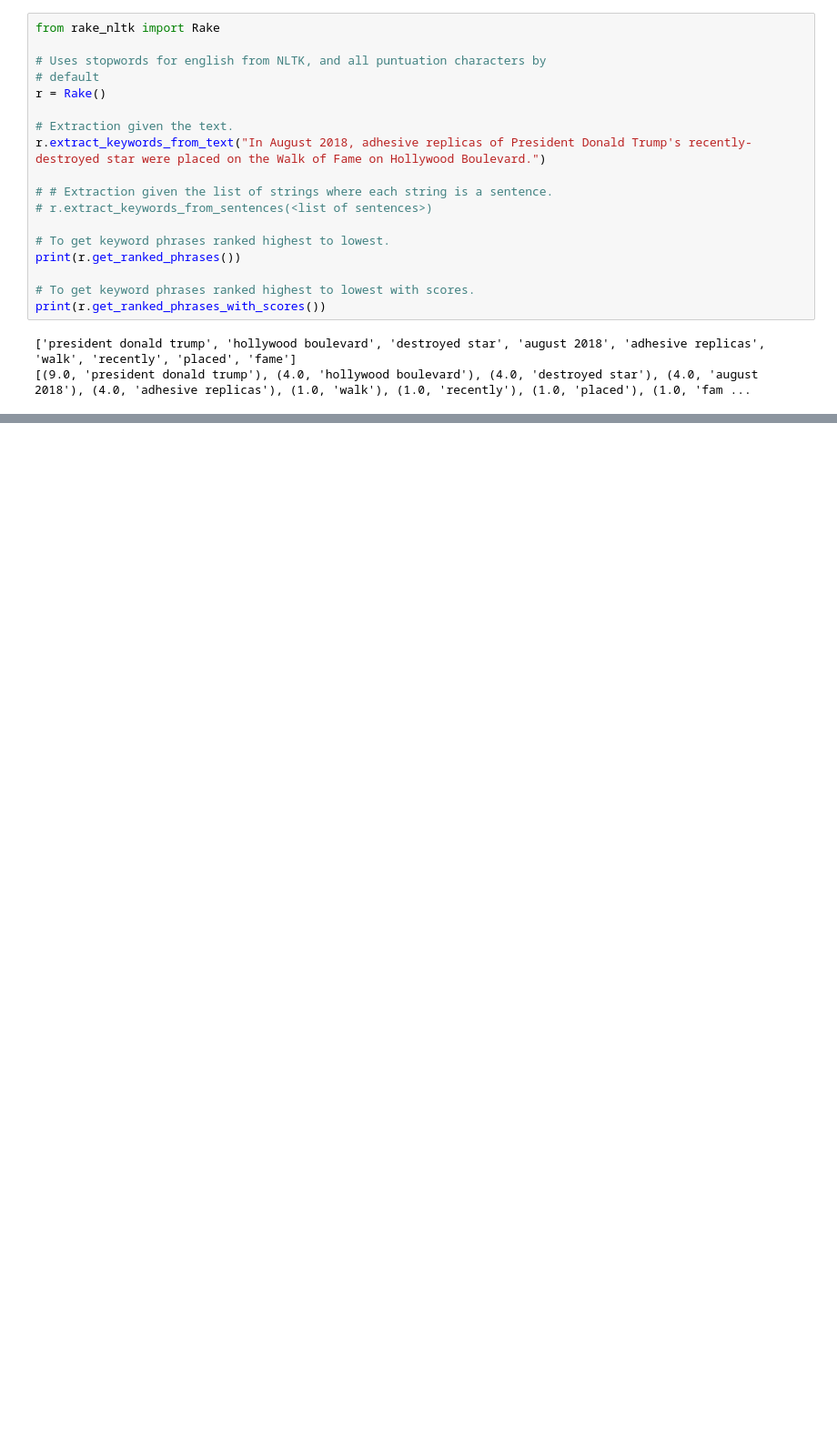
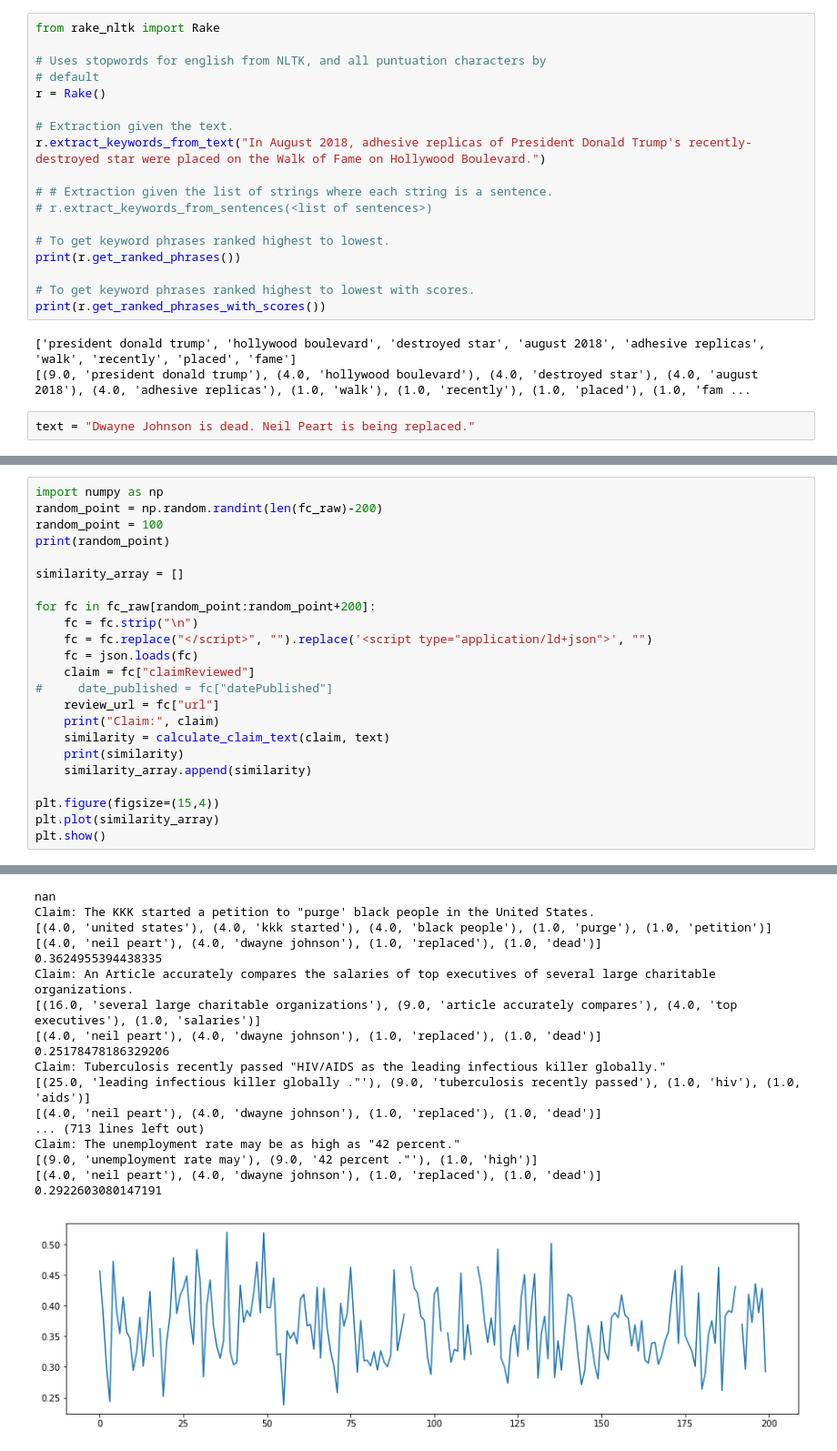
Before and after one commit to tonghuikang/fake-news-claimreview-search, a Jupyter notebook: browse.ipynb, the cells around one changed output, grey strips where cells are left out. Shown at 91% size. Drawn from its saved outputs; the diff is of its cells as text; blank space fills up the shorter version.

```diff
--- a/browse.ipynb
+++ b/browse.ipynb
@@ -122,3 +122,5 @@ print(r.get_ranked_phrases_with_scores())
 # %% [output]
 ['president donald trump', 'hollywood boulevard', 'destroyed star', 'august 2018', 'adhesive replicas', 'walk', 'recently', 'placed', 'fame']
 [(9.0, 'president donald trump'), (4.0, 'hollywood boulevard'), (4.0, 'destroyed star'), (4.0, 'august 2018'), (4.0, 'adhesive replicas'), (1.0, 'walk'), (1.0, 'recently'), (1.0, 'placed'), (1.0, 'fam ...
+# %%
+text = "Dwayne Johnson is dead. Neil Peart is being replaced."
@@ -124,0 +200,24 @@ print(r.get_ranked_phrases_with_scores())
+# %%
+import numpy as np
+random_point = np.random.randint(len(fc_raw)-200)
+random_point = 100
+print(random_point)
+
+similarity_array = []
+
+for fc in fc_raw[random_point:random_point+200]:
+    fc = fc.strip("\n")
+    fc = fc.replace("</script>", "").replace('<script type="application/ld+json">', "")
+    fc = json.loads(fc)
+    claim = fc["claimReviewed"]
+#     date_published = fc["datePublished"]
+    review_url = fc["url"]
+    print("Claim:", claim)
+    similarity = calculate_claim_text(claim, text)
+    print(similarity)
+    similarity_array.append(similarity)
+
+plt.figure(figsize=(15,4))
+plt.plot(similarity_array)
+plt.show()
+# %% [output]
@@ -125,3 +241,21 @@ print(r.get_ranked_phrases_with_scores())
+nan
+Claim: The KKK started a petition to "purge' black people in the United States.
+[(4.0, 'united states'), (4.0, 'kkk started'), (4.0, 'black people'), (1.0, 'purge'), (1.0, 'petition')]
+[(4.0, 'neil peart'), (4.0, 'dwayne johnson'), (1.0, 'replaced'), (1.0, 'dead')]
+0.3624955394438335
+Claim: An Article accurately compares the salaries of top executives of several large charitable organizations.
+[(16.0, 'several large charitable organizations'), (9.0, 'article accurately compares'), (4.0, 'top executives'), (1.0, 'salaries')]
+[(4.0, 'neil peart'), (4.0, 'dwayne johnson'), (1.0, 'replaced'), (1.0, 'dead')]
+0.25178478186329206
+Claim: Tuberculosis recently passed "HIV/AIDS as the leading infectious killer globally."
+[(25.0, 'leading infectious killer globally ."'), (9.0, 'tuberculosis recently passed'), (1.0, 'hiv'), (1.0, 'aids')]
+[(4.0, 'neil peart'), (4.0, 'dwayne johnson'), (1.0, 'replaced'), (1.0, 'dead')]
+... (713 lines left out)
+Claim: The unemployment rate may be as high as "42 percent."
+[(9.0, 'unemployment rate may'), (9.0, '42 percent ."'), (1.0, 'high')]
+[(4.0, 'neil peart'), (4.0, 'dwayne johnson'), (1.0, 'replaced'), (1.0, 'dead')]
+0.2922603080147191
+[figure, added]
 # %%
 import numpy as np
 random_point = np.random.randint(len(fc_raw)-200)
```
Also changed, not shown: parts of 3 cells of this notebook, 1 other file.
